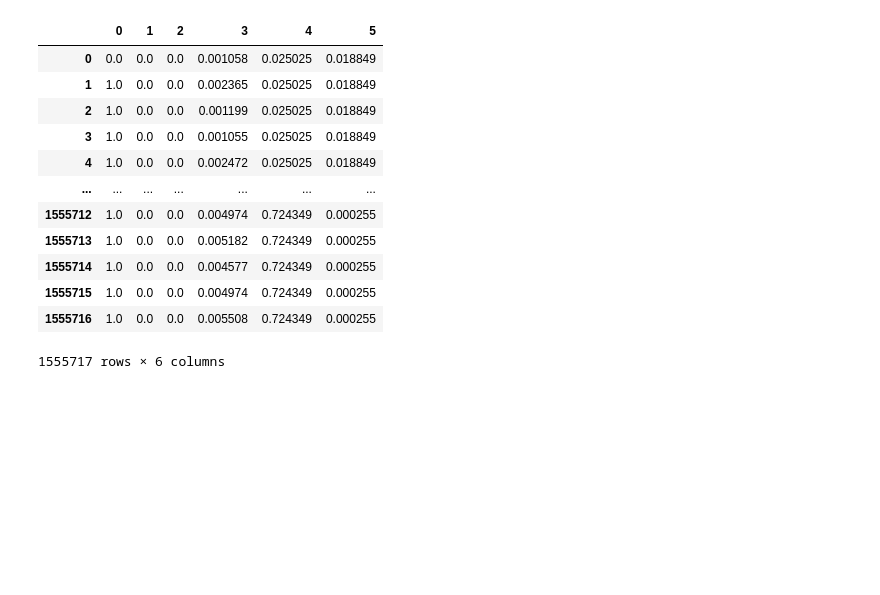
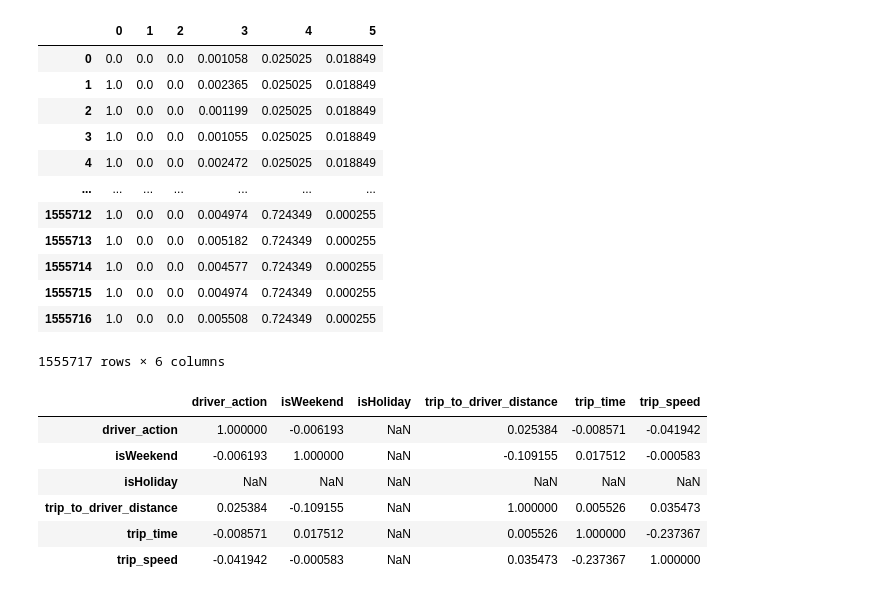
Before and after one commit to GetachewAbebe/Logistics_Optimization_with_Casual_Inference, a Jupyter notebook: notebooks/casual_inference.ipynb, the cells around one changed output. Saved outputs shown, nothing was run; the diff lists cells and outputs as text; code cells hidden in the pictures; blank space fills up the shorter version.

```diff
--- a/notebooks/casual_inference.ipynb
+++ b/notebooks/casual_inference.ipynb
@@ -142,0 +136,10 @@ viz.show("../screenshots/03_fully_connected.html")
+# %%
+df.corr()
+# %% [output]
+|  | driver_action | isWeekend | isHoliday | trip_to_driver_distance | trip_time | trip_speed |
+| driver_action | 1.000000 | -0.006193 | NaN | 0.025384 | -0.008571 | -0.041942 |
+| isWeekend | -0.006193 | 1.000000 | NaN | -0.109155 | 0.017512 | -0.000583 |
+| isHoliday | NaN | NaN | NaN | NaN | NaN | NaN |
+| trip_to_driver_distance | 0.025384 | -0.109155 | NaN | 1.000000 | 0.005526 | 0.035473 |
+| trip_time | -0.008571 | 0.017512 | NaN | 0.005526 | 1.000000 | -0.237367 |
+| trip_speed | -0.041942 | -0.000583 | NaN | 0.035473 | -0.237367 | 1.000000 |
```
Also changed, not shown: parts of 7 cells of this notebook, 4 other files.
